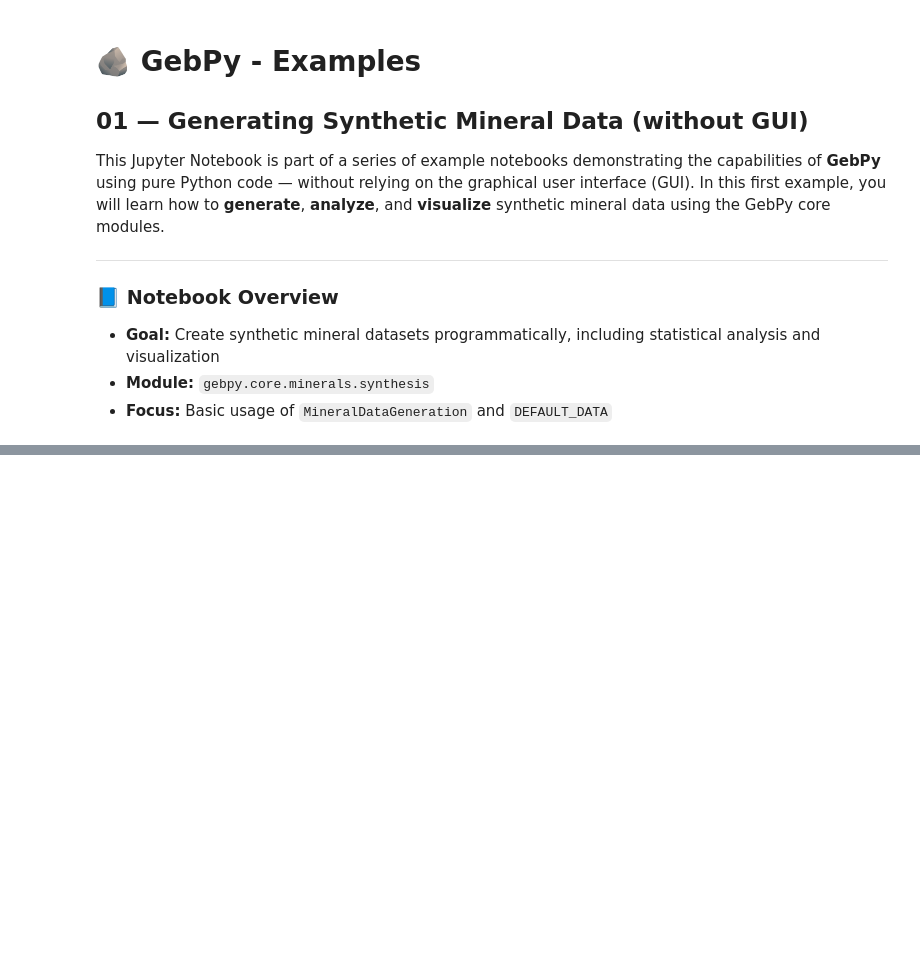
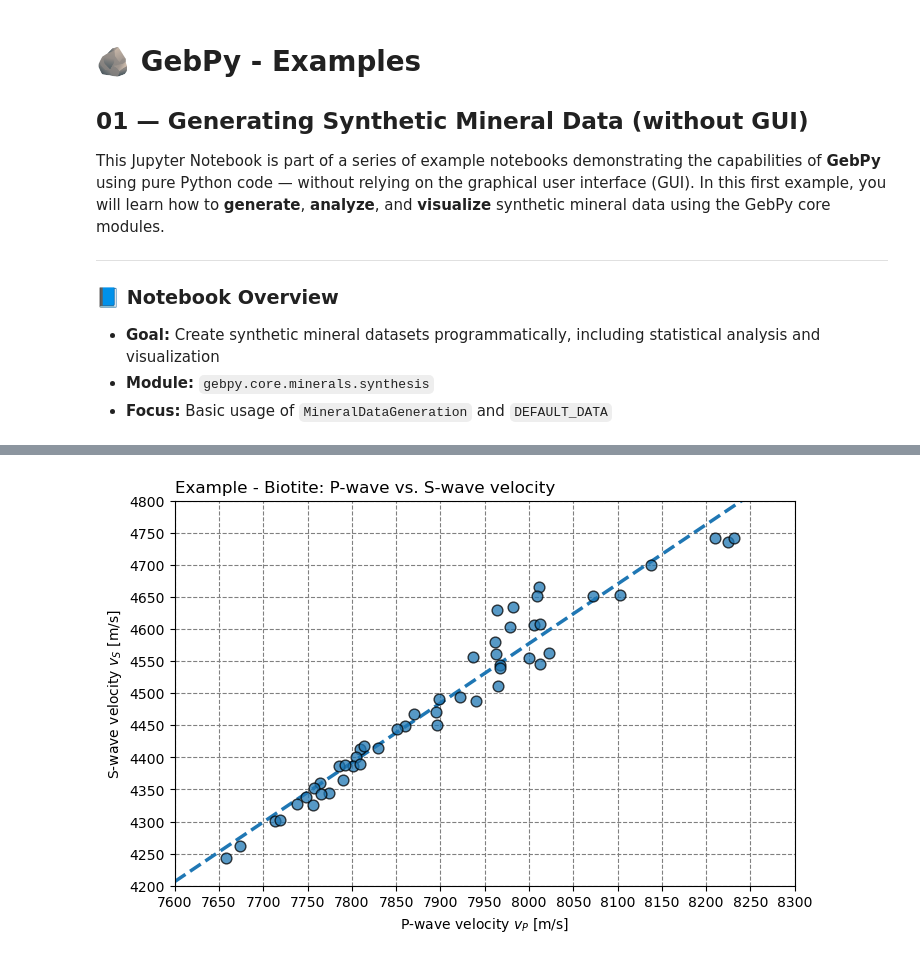
Before and after one commit to MABeeskow/GebPy, a Jupyter notebook: examples/notebooks/01_minerals_synthesis_basic_usage.ipynb, the cells around one changed output, grey strips where cells are left out. Saved outputs shown, nothing was run; the diff lists cells and outputs as text; code cells hidden in the pictures; blank space fills up the shorter version.

```diff
--- a/examples/notebooks/01_minerals_synthesis_basic_usage.ipynb
+++ b/examples/notebooks/01_minerals_synthesis_basic_usage.ipynb
@@ -123,0 +215,43 @@ plt.show()
+# %%
+# Setup
+xmin = 7600
+xmax = 8300
+xstep = 50
+ymin = 4200
+ymax = 4800
+ystep = 50
+
+var_x = "vP"
+var_y = "vS"
+
+# Regression
+n_order = 1
+xdata = np.linspace(xmin, xmax, 100)
+if n_order == 1:
+    a, b = np.polyfit(data_biotite[var_x], data_biotite[var_y], 1)
+    ydata = a*xdata + b
+elif n_order == 2:
+    a, b, c = np.polyfit(data_biotite[var_x], data_biotite[var_y], 2)
+    ydata = a*xdata**2 + b*xdata + c
+
+# Diagram
+fig, ax = plt.subplots(figsize=(8, 5))
+
+ax.scatter(data_biotite[var_x], data_biotite[var_y], s=60, alpha=0.75, edgecolor="black", zorder=2)
+ax.plot(xdata, ydata, linewidth=2.5, linestyle="dashed", zorder=1)
+
+ax.set_title("Example - Biotite: P-wave vs. S-wave velocity", loc="left")
+ax.set_xlabel("P-wave velocity $v_P$ [m/s]")
+ax.set_ylabel("S-wave velocity $v_S$ [m/s]")
+
+ax.set_xlim(xmin, xmax)
+ax.set_ylim(ymin, ymax)
+ax.set_xticks(np.arange(xmin, xmax + xstep, xstep))
+ax.set_yticks(np.arange(ymin, ymax + ystep, ystep))
+
+ax.grid(visible=True, which="both", color="grey", linestyle="dashed")
+ax.set_axisbelow(True)
+
+plt.show()
+# %% [output]
+[figure, added]
```
Also changed, not shown: parts of 11 cells of this notebook, 1 other file.
